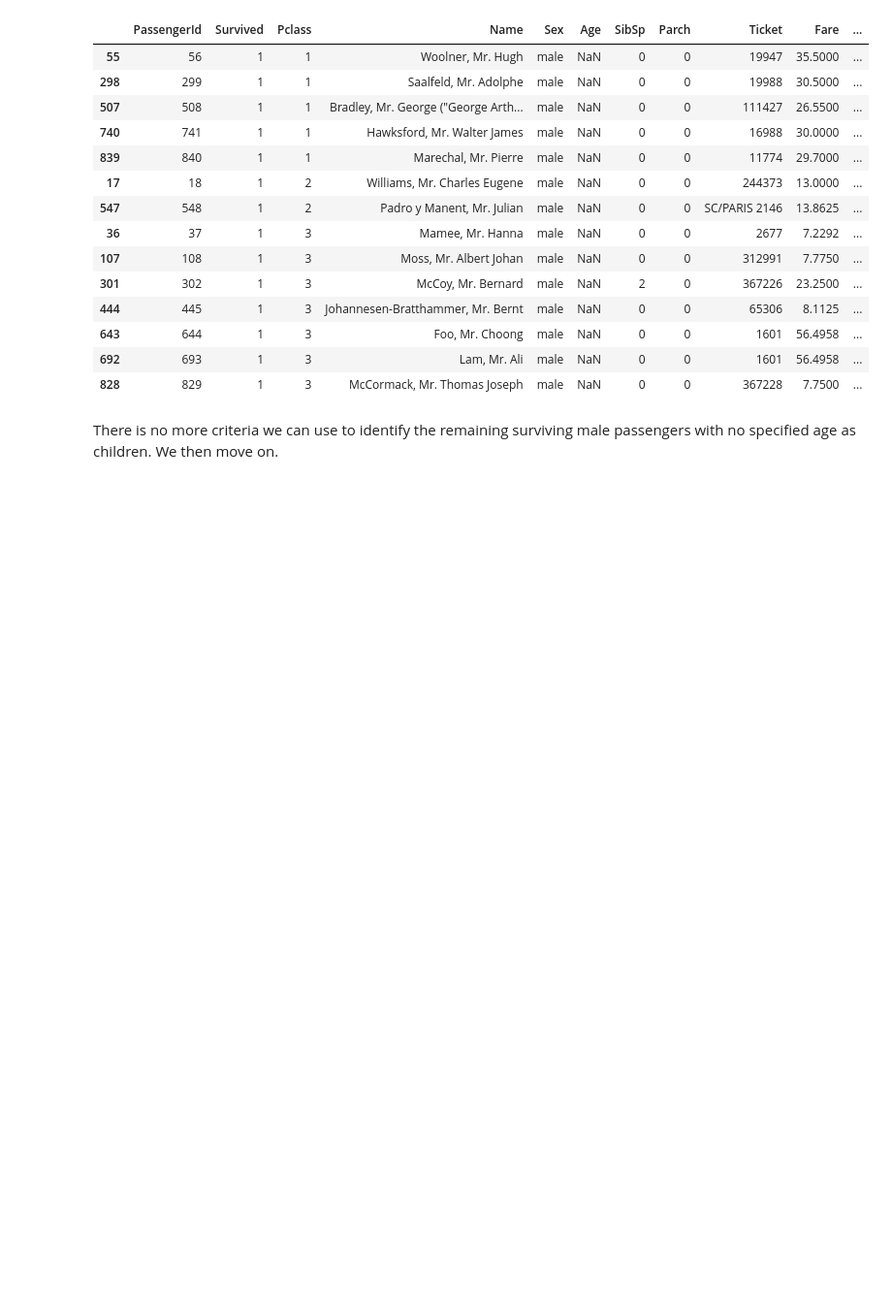
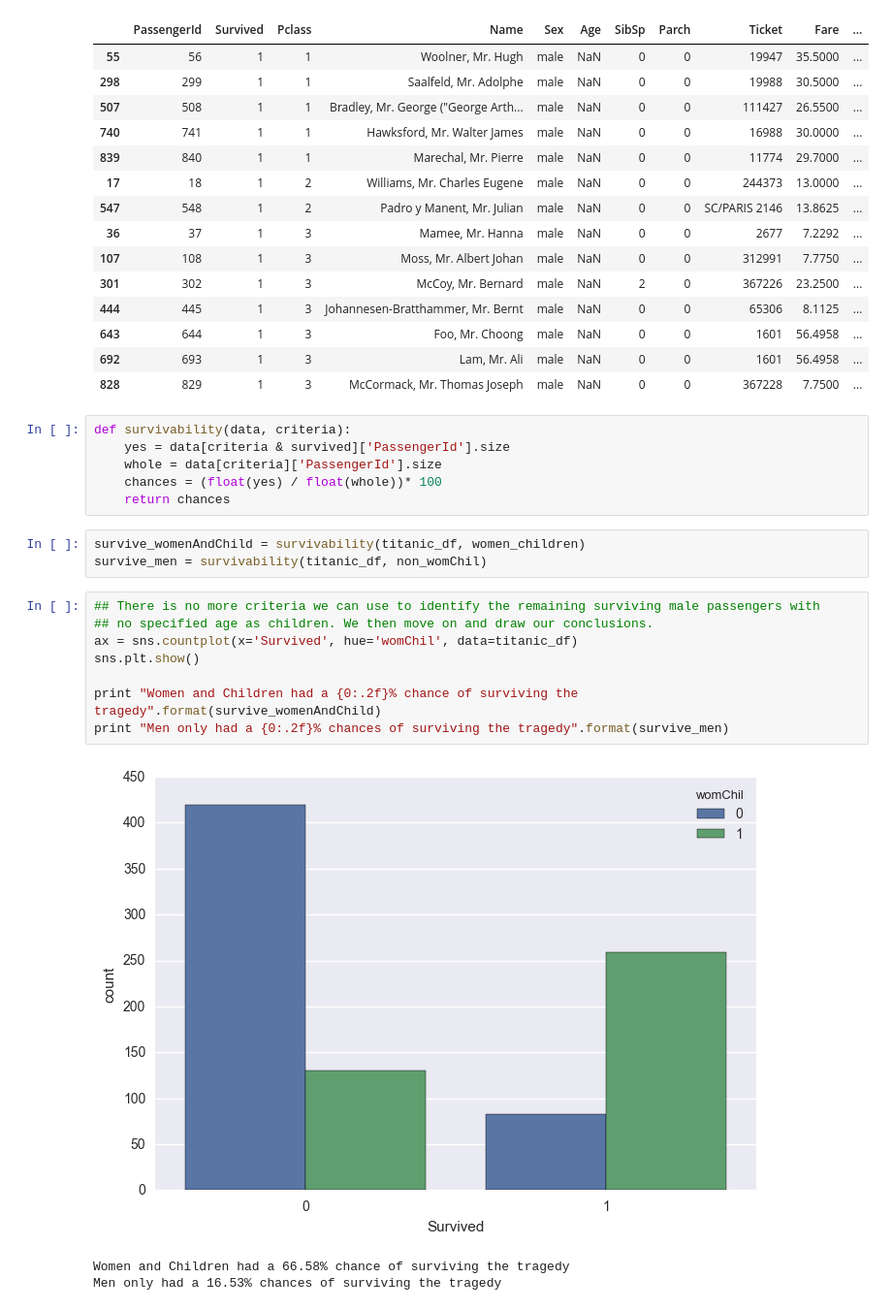
Before and after one commit to cmd-master/titanic, a Jupyter notebook: intro-data-proj-titanic.ipynb, the cells around one changed output. Shown at 97% size. Saved outputs shown, nothing was run; the diff lists cells and outputs as text; blank space fills up the shorter version.

Commit message:
made Conclusions

```diff
--- a/intro-data-proj-titanic.ipynb
+++ b/intro-data-proj-titanic.ipynb
@@ -156,7 +159,26 @@ titanic_df[non_womChil & survived & missing_age].sort_values('Pclass')
 | 643 | 644 | 1 | 3 | Foo, Mr. Choong | male | NaN | 0 | 0 | 1601 | 56.4958 | ... |
 | 692 | 693 | 1 | 3 | Lam, Mr. Ali | male | NaN | 0 | 0 | 1601 | 56.4958 | ... |
 | 828 | 829 | 1 | 3 | McCormack, Mr. Thomas Joseph | male | NaN | 0 | 0 | 367228 | 7.7500 | ... |
-# %% [markdown]
-<p>There is no more criteria we can use to identify the remaining surviving male passengers with no specified age as children. We then move on. </p>
+# %%
+def survivability(data, criteria):
+    yes = data[criteria & survived]['PassengerId'].size
+    whole = data[criteria]['PassengerId'].size
+    chances = (float(yes) / float(whole))* 100
+    return chances
+# %%
+survive_womenAndChild = survivability(titanic_df, women_children)
+survive_men = survivability(titanic_df, non_womChil)
+# %%
+## There is no more criteria we can use to identify the remaining surviving male passengers with
+## no specified age as children. We then move on and draw our conclusions.
+ax = sns.countplot(x='Survived', hue='womChil', data=titanic_df)
+sns.plt.show()
+
+print "Women and Children had a {0:.2f}% chance of surviving the tragedy".format(survive_womenAndChild)
+print "Men only had a {0:.2f}% chances of surviving the tragedy".format(survive_men)
+# %% [output]
+[figure, added]
+Women and Children had a 66.58% chance of surviving the tragedy
+Men only had a 16.53% chances of surviving the tragedy
 # %% [markdown]
 ### Preferential Treatment
```
Also changed, not shown: parts of 10 cells of this notebook.
